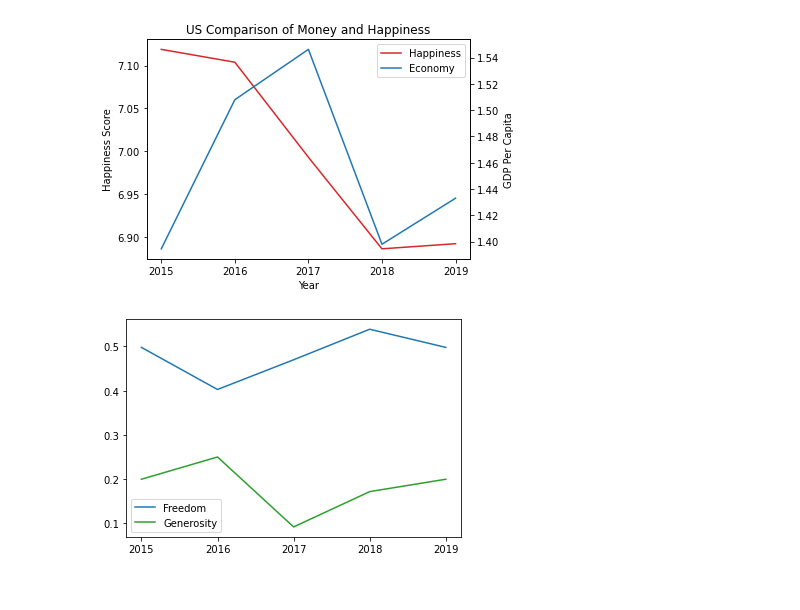
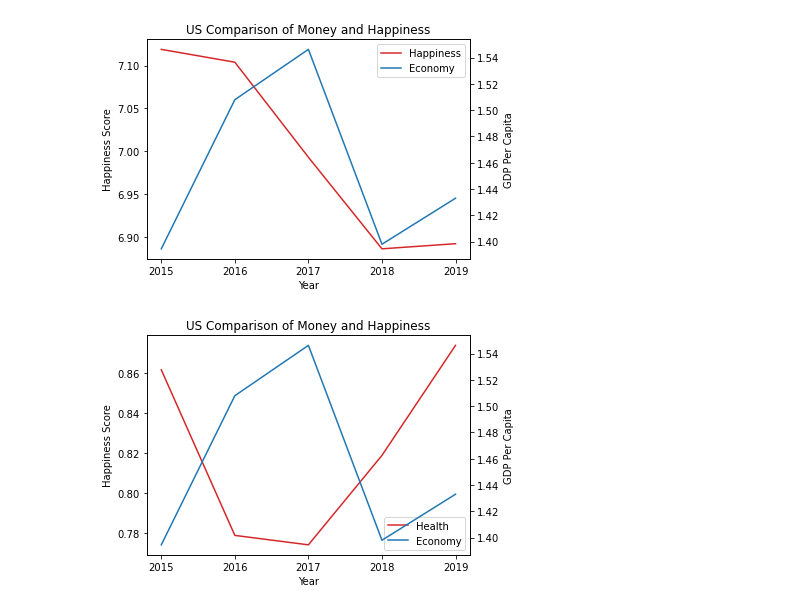
Before and after one commit to cakoshakib/iti-data-vis, a Jupyter notebook: Developing.ipynb, the cells around one changed output. Drawn from its saved outputs; the diff is of its cells as text; code cells hidden in the pictures.

```diff
--- a/Developing.ipynb
+++ b/Developing.ipynb
@@ -72,18 +72,33 @@ fig.tight_layout()
 plt.show()
 # %% [output]
 [figure]
-# %%
-color = 'tab:blue'
-lns2 = plt.plot(us_score.Year, us_score.Freedom, color=color, label="Freedom")
-color = 'tab:green'
-lns3 = plt.plot(us_score.Year, us_score.Generosity, color=color, label="Generosity")
-
-plt.legend(["Freedom","Generosity"])
-
-fig.tight_layout()
-plt.show()
-# %% [output]
-[figure, removed]
+# %%
+fig, ax1 = plt.subplots()
+color = 'tab:red'
+lns1 = ax1.plot(us_score.Year, us_score.Health, color=color, label="Health")
+
+ax2 = ax1.twinx()  # instantiate a second axes that shares the same x-axis
+color = 'tab:blue'
+lns2 = ax2.plot(us_score.Year, us_score.Economy, color=color, label="Economy")
+
+lns = lns1+lns2
+labs = [l.get_label() for l in lns]
+lines_1, labels_1 = ax1.get_legend_handles_labels()
+lines_2, labels_2 = ax2.get_legend_handles_labels()
+
+lines = lines_1 + lines_2
+labels = labels_1 + labels_2
+
+ax1.legend(lines, labels, loc=0)
+ax1.set_title("US Comparison of Money and Happiness")
+ax1.set_xlabel("Year")
+ax1.set_ylabel("Happiness Score")
+ax2.set_ylabel("GDP Per Capita")
+
+fig.tight_layout()
+plt.show()
+# %% [output]
+[figure, added]
 # %%
 us_happiness = happiness_data[happiness_data.Country == "United States"]
 for i in range(16, 20):
```
Also changed, not shown: parts of 1 cell of this notebook.
